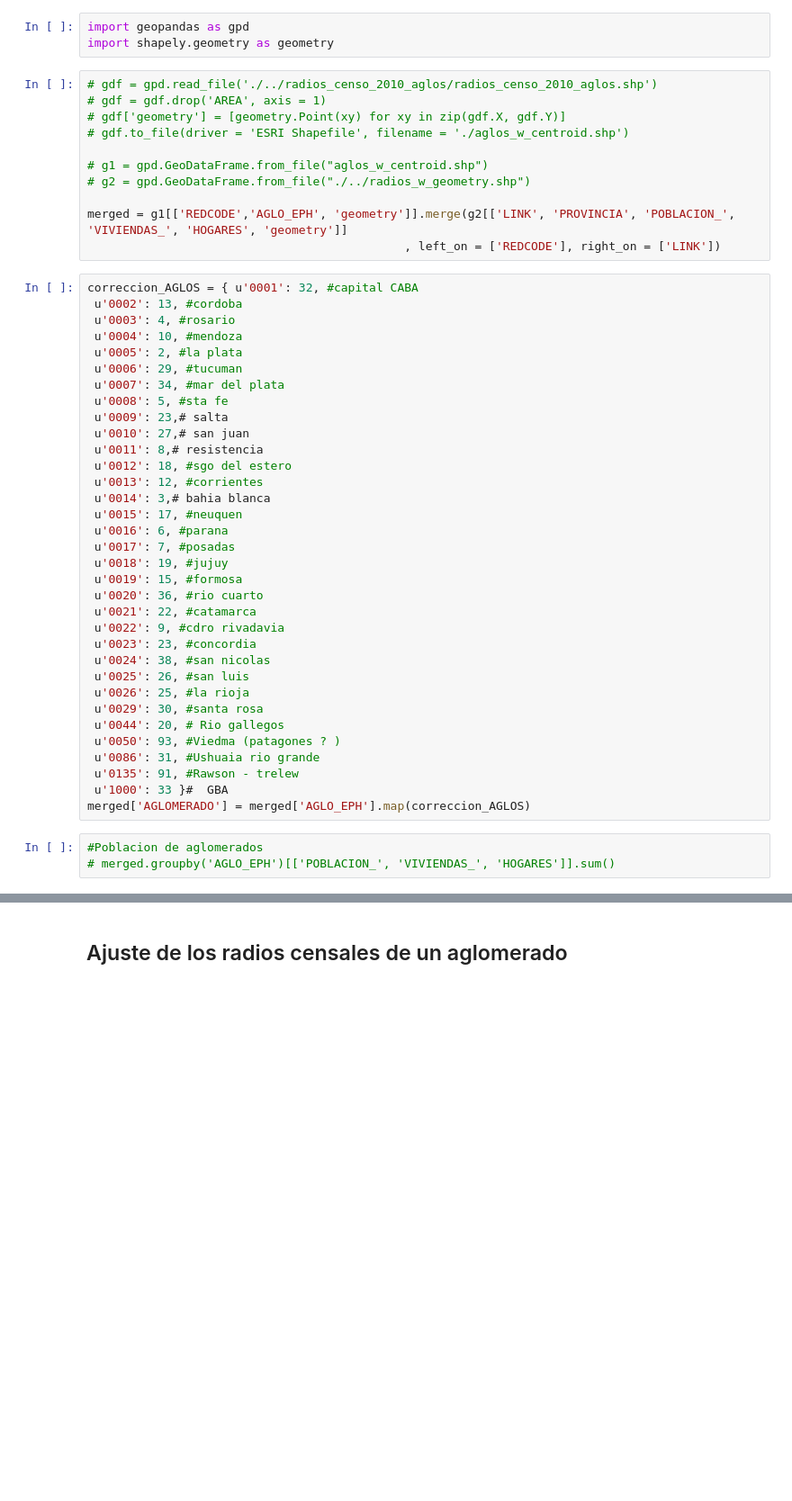
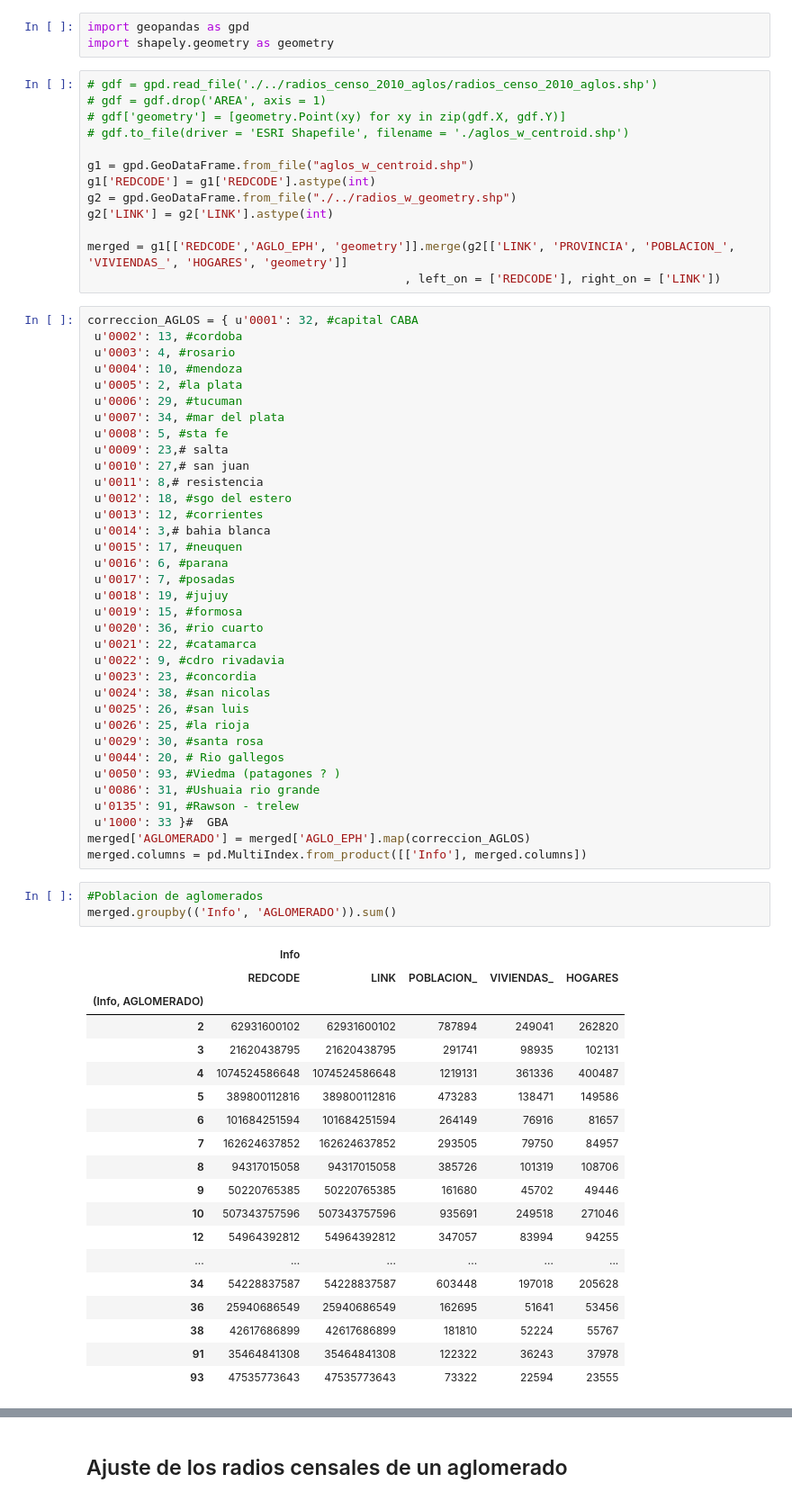
Before and after one commit to matuteiglesias/microdatos-EPH-INDEC, a Jupyter notebook: MaxEnt/Harmonize Census to EPH Survey.ipynb, the cells around one changed output, grey strips where cells are left out. Shown at 90% size. Saved outputs shown, nothing was run; the diff lists cells and outputs as text; blank space fills up the shorter version.

Commit message:
Added user created data

```diff
--- a/MaxEnt/Harmonize Census to EPH Survey.ipynb
+++ b/MaxEnt/Harmonize Census to EPH Survey.ipynb
@@ -264,8 +125,10 @@ import shapely.geometry as geometry
 # gdf['geometry'] = [geometry.Point(xy) for xy in zip(gdf.X, gdf.Y)]
 # gdf.to_file(driver = 'ESRI Shapefile', filename = './aglos_w_centroid.shp')
 
-# g1 = gpd.GeoDataFrame.from_file("aglos_w_centroid.shp")
-# g2 = gpd.GeoDataFrame.from_file("./../radios_w_geometry.shp")
+g1 = gpd.GeoDataFrame.from_file("aglos_w_centroid.shp")
+g1['REDCODE'] = g1['REDCODE'].astype(int)
+g2 = gpd.GeoDataFrame.from_file("./../radios_w_geometry.shp")
+g2['LINK'] = g2['LINK'].astype(int)
 
 merged = g1[['REDCODE','AGLO_EPH', 'geometry']].merge(g2[['LINK', 'PROVINCIA', 'POBLACION_', 'VIVIENDAS_', 'HOGARES', 'geometry']]
                                              , left_on = ['REDCODE'], right_on = ['LINK'])
@@ -303,7 +166,28 @@ correccion_AGLOS = { u'0001': 32, #capital CABA
  u'0135': 91, #Rawson - trelew
  u'1000': 33 }#  GBA
 merged['AGLOMERADO'] = merged['AGLO_EPH'].map(correccion_AGLOS)
+merged.columns = pd.MultiIndex.from_product([['Info'], merged.columns])
 # %%
 #Poblacion de aglomerados
-# merged.groupby('AGLO_EPH')[['POBLACION_', 'VIVIENDAS_', 'HOGARES']].sum()
+merged.groupby(('Info', 'AGLOMERADO')).sum()
+# %% [output]
+|  | Info |  |  |  |  |
+|  | REDCODE | LINK | POBLACION_ | VIVIENDAS_ | HOGARES |
+| (Info, AGLOMERADO) |  |  |  |  |  |
+| 2 | 62931600102 | 62931600102 | 787894 | 249041 | 262820 |
+| 3 | 21620438795 | 21620438795 | 291741 | 98935 | 102131 |
+| 4 | 1074524586648 | 1074524586648 | 1219131 | 361336 | 400487 |
+| 5 | 389800112816 | 389800112816 | 473283 | 138471 | 149586 |
+| 6 | 101684251594 | 101684251594 | 264149 | 76916 | 81657 |
+| 7 | 162624637852 | 162624637852 | 293505 | 79750 | 84957 |
+| 8 | 94317015058 | 94317015058 | 385726 | 101319 | 108706 |
+| 9 | 50220765385 | 50220765385 | 161680 | 45702 | 49446 |
+| 10 | 507343757596 | 507343757596 | 935691 | 249518 | 271046 |
+| 12 | 54964392812 | 54964392812 | 347057 | 83994 | 94255 |
+| ... | ... | ... | ... | ... | ... |
+| 34 | 54228837587 | 54228837587 | 603448 | 197018 | 205628 |
+| 36 | 25940686549 | 25940686549 | 162695 | 51641 | 53456 |
+| 38 | 42617686899 | 42617686899 | 181810 | 52224 | 55767 |
+| 91 | 35464841308 | 35464841308 | 122322 | 36243 | 37978 |
+| 93 | 47535773643 | 47535773643 | 73322 | 22594 | 23555 |
 # %%
```
Also changed, not shown: parts of 25 cells of this notebook, 4 other files.
